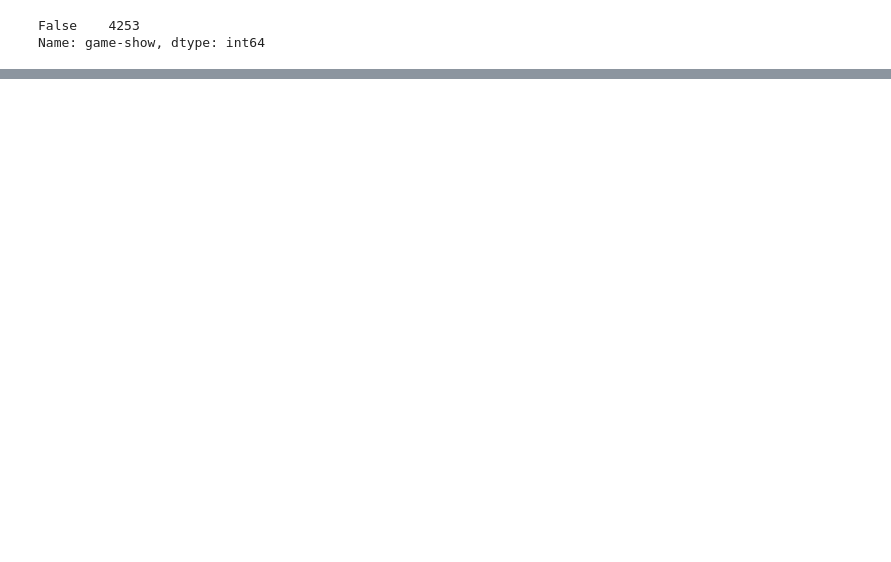
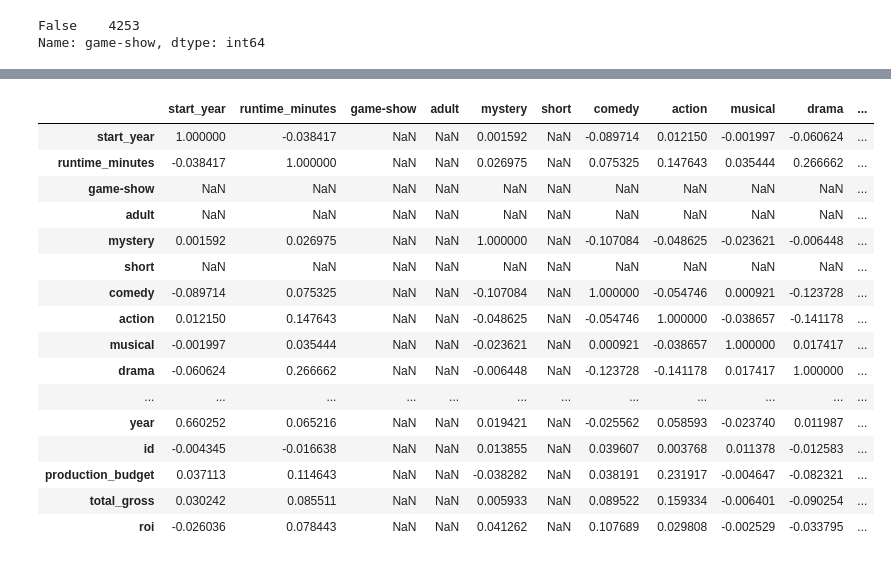
Before and after one commit to kaiuechi/flatiron-movie-analysis, a Jupyter notebook: EDA.ipynb, the cells around one changed output, grey strips where cells are left out. Drawn from its saved outputs; the diff is of its cells as text; code cells hidden in the pictures; blank space fills up the shorter version.

Commit message:
handle outliers

```diff
--- a/EDA.ipynb
+++ b/EDA.ipynb
@@ -882,3 +947,20 @@ df['game-show'].value_counts()
 # %% [output]
 False    4253
 Name: game-show, dtype: int64
+# %%
+def getOutlierRange(col):
+    q1 = col.quantile(0.25)
+    q3 = col.quantile(0.75)
+    iqr = q3 - q1
+    lower_bound = q1 - (1.5*iqr)
+    upper_bound = q3 + (1.5*iqr)
+
+    return (lower_bound, upper_bound)
+
+gross_out = getOutlierRange(df['total_gross'])
+df_dropOutliers = df[~( (df['total_gross'] < gross_out[0]) | (df['total_gross'] > gross_out[1]) )]
+
+roi_out = getOutlierRange(df_dropOutliers['roi'])
+df_dropOutliers = df_dropOutliers[~( (df_dropOutliers['roi'] < gross_out[0]) | (df_dropOutliers['roi'] > gross_out[1]) )]
+
+df_dropOutliers
@@ -884,0 +1003,20 @@ Name: game-show, dtype: int64
+# %%
+df_dropOutliers.corr()
+# %% [output]
+|  | start_year | runtime_minutes | game-show | adult | mystery | short | comedy | action | musical | drama | ... |
+| start_year | 1.000000 | -0.038417 | NaN | NaN | 0.001592 | NaN | -0.089714 | 0.012150 | -0.001997 | -0.060624 | ... |
+| runtime_minutes | -0.038417 | 1.000000 | NaN | NaN | 0.026975 | NaN | 0.075325 | 0.147643 | 0.035444 | 0.266662 | ... |
+| game-show | NaN | NaN | NaN | NaN | NaN | NaN | NaN | NaN | NaN | NaN | ... |
+| adult | NaN | NaN | NaN | NaN | NaN | NaN | NaN | NaN | NaN | NaN | ... |
+| mystery | 0.001592 | 0.026975 | NaN | NaN | 1.000000 | NaN | -0.107084 | -0.048625 | -0.023621 | -0.006448 | ... |
+| short | NaN | NaN | NaN | NaN | NaN | NaN | NaN | NaN | NaN | NaN | ... |
+| comedy | -0.089714 | 0.075325 | NaN | NaN | -0.107084 | NaN | 1.000000 | -0.054746 | 0.000921 | -0.123728 | ... |
+| action | 0.012150 | 0.147643 | NaN | NaN | -0.048625 | NaN | -0.054746 | 1.000000 | -0.038657 | -0.141178 | ... |
+| musical | -0.001997 | 0.035444 | NaN | NaN | -0.023621 | NaN | 0.000921 | -0.038657 | 1.000000 | 0.017417 | ... |
+| drama | -0.060624 | 0.266662 | NaN | NaN | -0.006448 | NaN | -0.123728 | -0.141178 | 0.017417 | 1.000000 | ... |
+| ... | ... | ... | ... | ... | ... | ... | ... | ... | ... | ... | ... |
+| year | 0.660252 | 0.065216 | NaN | NaN | 0.019421 | NaN | -0.025562 | 0.058593 | -0.023740 | 0.011987 | ... |
+| id | -0.004345 | -0.016638 | NaN | NaN | 0.013855 | NaN | 0.039607 | 0.003768 | 0.011378 | -0.012583 | ... |
+| production_budget | 0.037113 | 0.114643 | NaN | NaN | -0.038282 | NaN | 0.038191 | 0.231917 | -0.004647 | -0.082321 | ... |
+| total_gross | 0.030242 | 0.085511 | NaN | NaN | 0.005933 | NaN | 0.089522 | 0.159334 | -0.006401 | -0.090254 | ... |
+| roi | -0.026036 | 0.078443 | NaN | NaN | 0.041262 | NaN | 0.107689 | 0.029808 | -0.002529 | -0.033795 | ... |
```
Also changed, not shown: parts of 13 cells of this notebook.
